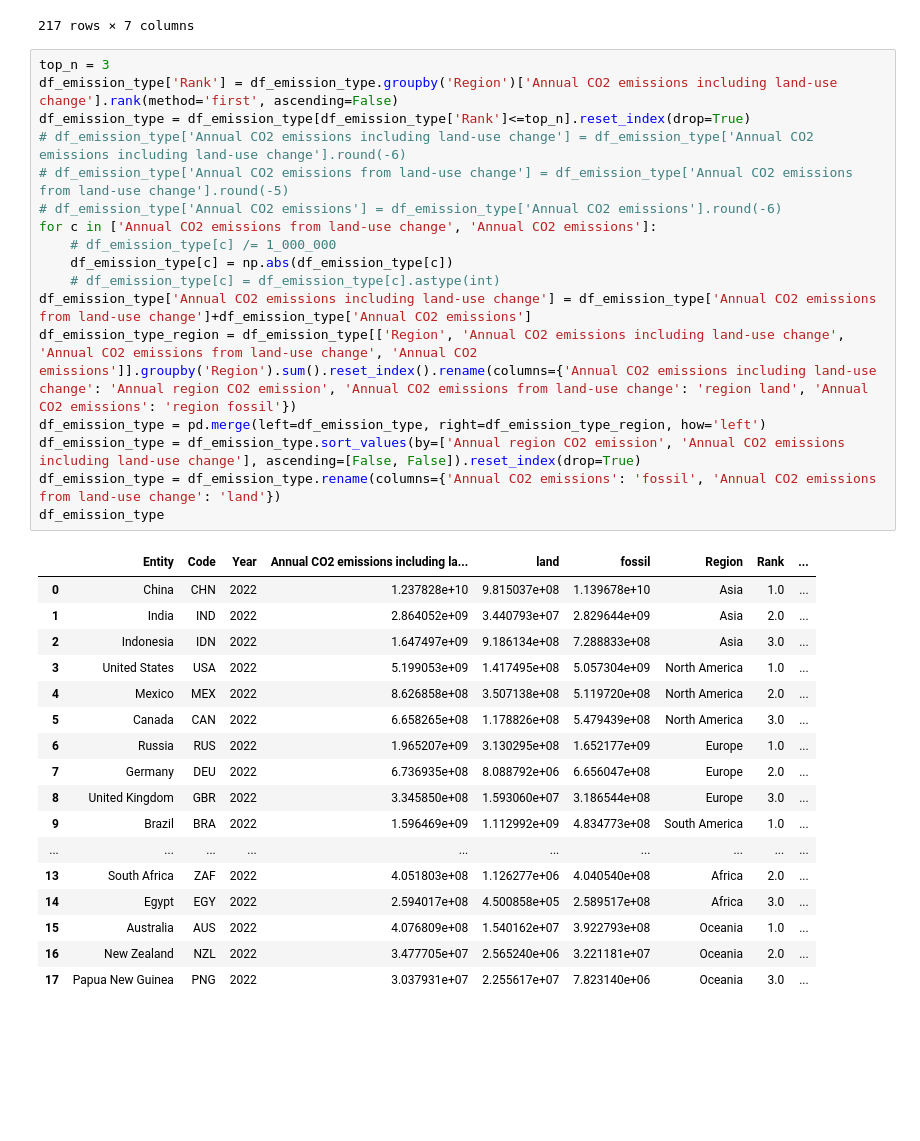
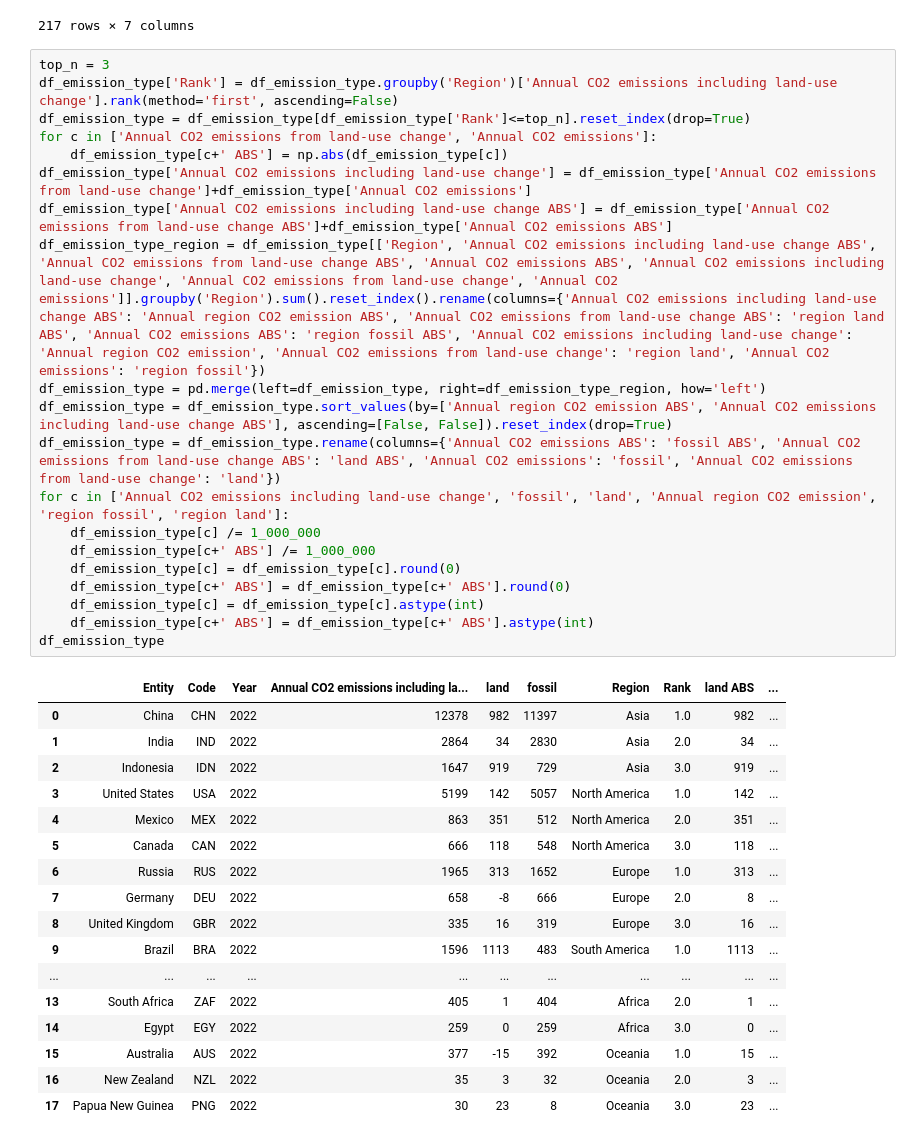
Before and after one commit to AndreStc21/Data_Visualization_Chart_Troopers, a Jupyter notebook: assignment_2/data_preparation.ipynb, the cells around one changed output. Saved outputs shown, nothing was run; the diff lists cells and outputs as text; blank space fills up the shorter version.

```diff
--- a/assignment_2/data_preparation.ipynb
+++ b/assignment_2/data_preparation.ipynb
@@ -46,38 +46,41 @@ df_emission_type
 # %%
 top_n = 3
 df_emission_type['Rank'] = df_emission_type.groupby('Region')['Annual CO2 emissions including land-use change'].rank(method='first', ascending=False)
 df_emission_type = df_emission_type[df_emission_type['Rank']<=top_n].reset_index(drop=True)
-# df_emission_type['Annual CO2 emissions including land-use change'] = df_emission_type['Annual CO2 emissions including land-use change'].round(-6)
-# df_emission_type['Annual CO2 emissions from land-use change'] = df_emission_type['Annual CO2 emissions from land-use change'].round(-5)
-# df_emission_type['Annual CO2 emissions'] = df_emission_type['Annual CO2 emissions'].round(-6)
 for c in ['Annual CO2 emissions from land-use change', 'Annual CO2 emissions']:
-    # df_emission_type[c] /= 1_000_000
-    df_emission_type[c] = np.abs(df_emission_type[c])
-    # df_emission_type[c] = df_emission_type[c].astype(int)
+    df_emission_type[c+' ABS'] = np.abs(df_emission_type[c])
 df_emission_type['Annual CO2 emissions including land-use change'] = df_emission_type['Annual CO2 emissions from land-use change']+df_emission_type['Annual CO2 emissions']
-df_emission_type_region = df_emission_type[['Region', 'Annual CO2 emissions including land-use change', 'Annual CO2 emissions from land-use change', 'Annual CO2 emissions']].groupby('Region').sum().reset_index().rename(columns={'Annual CO2 emissions including land-use change': 'Annual region CO2 emission', 'Annual CO2 emissions from land-use change': 'region land', 'Annual CO2 emissions': 'region fossil'})
+df_emission_type['Annual CO2 emissions including land-use change ABS'] = df_emission_type['Annual CO2 emissions from land-use change ABS']+df_emission_type['Annual CO2 emissions ABS']
+df_emission_type_region = df_emission_type[['Region', 'Annual CO2 emissions including land-use change ABS', 'Annual CO2 emissions from land-use change ABS', 'Annual CO2 emissions ABS', 'Annual CO2 emissions including land-use change', 'Annual CO2 emissions from land-use change', 'Annual CO2 emissions']].groupby('Region').sum().reset_index().rename(columns={'Annual CO2 emissions including land-use change ABS': 'Annual region CO2 emission ABS', 'Annual CO2 emissions from land-use change ABS': 'region land ABS', 'Annual CO2 emissions ABS': 'region fossil ABS', 'Annual CO2 emissions including land-use change': 'Annual region CO2 emission', 'Annual CO2 emissions from land-use change': 'region land', 'Annual CO2 emissions': 'region fossil'})
 df_emission_type = pd.merge(left=df_emission_type, right=df_emission_type_region, how='left')
-df_emission_type = df_emission_type.sort_values(by=['Annual region CO2 emission', 'Annual CO2 emissions including land-use change'], ascending=[False, False]).reset_index(drop=True)
-df_emission_type = df_emission_type.rename(columns={'Annual CO2 emissions': 'fossil', 'Annual CO2 emissions from land-use change': 'land'})
+df_emission_type = df_emission_type.sort_values(by=['Annual region CO2 emission ABS', 'Annual CO2 emissions including land-use change ABS'], ascending=[False, False]).reset_index(drop=True)
+df_emission_type = df_emission_type.rename(columns={'Annual CO2 emissions ABS': 'fossil ABS', 'Annual CO2 emissions from land-use change ABS': 'land ABS', 'Annual CO2 emissions': 'fossil', 'Annual CO2 emissions from land-use change': 'land'})
+for c in ['Annual CO2 emissions including land-use change', 'fossil', 'land', 'Annual region CO2 emission', 'region fossil', 'region land']:
+    df_emission_type[c] /= 1_000_000
+    df_emission_type[c+' ABS'] /= 1_000_000
+    df_emission_type[c] = df_emission_type[c].round(0)
+    df_emission_type[c+' ABS'] = df_emission_type[c+' ABS'].round(0)
+    df_emission_type[c] = df_emission_type[c].astype(int)
+    df_emission_type[c+' ABS'] = df_emission_type[c+' ABS'].astype(int)
 df_emission_type
 # %% [output]
-|  | Entity | Code | Year | Annual CO2 emissions including la... | land | fossil | Region | Rank | ... |
-| 0 | China | CHN | 2022 | 1.237828e+10 | 9.815037e+08 | 1.139678e+10 | Asia | 1.0 | ... |
-| 1 | India | IND | 2022 | 2.864052e+09 | 3.440793e+07 | 2.829644e+09 | Asia | 2.0 | ... |
-| 2 | Indonesia | IDN | 2022 | 1.647497e+09 | 9.186134e+08 | 7.288833e+08 | Asia | 3.0 | ... |
-| 3 | United States | USA | 2022 | 5.199053e+09 | 1.417495e+08 | 5.057304e+09 | North America | 1.0 | ... |
-| 4 | Mexico | MEX | 2022 | 8.626858e+08 | 3.507138e+08 | 5.119720e+08 | North America | 2.0 | ... |
-| 5 | Canada | CAN | 2022 | 6.658265e+08 | 1.178826e+08 | 5.479439e+08 | North America | 3.0 | ... |
-| 6 | Russia | RUS | 2022 | 1.965207e+09 | 3.130295e+08 | 1.652177e+09 | Europe | 1.0 | ... |
-| 7 | Germany | DEU | 2022 | 6.736935e+08 | 8.088792e+06 | 6.656047e+08 | Europe | 2.0 | ... |
-| 8 | United Kingdom | GBR | 2022 | 3.345850e+08 | 1.593060e+07 | 3.186544e+08 | Europe | 3.0 | ... |
-| 9 | Brazil | BRA | 2022 | 1.596469e+09 | 1.112992e+09 | 4.834773e+08 | South America | 1.0 | ... |
-| ... | ... | ... | ... | ... | ... | ... | ... | ... | ... |
-| 13 | South Africa | ZAF | 2022 | 4.051803e+08 | 1.126277e+06 | 4.040540e+08 | Africa | 2.0 | ... |
-| 14 | Egypt | EGY | 2022 | 2.594017e+08 | 4.500858e+05 | 2.589517e+08 | Africa | 3.0 | ... |
-| 15 | Australia | AUS | 2022 | 4.076809e+08 | 1.540162e+07 | 3.922793e+08 | Oceania | 1.0 | ... |
-| 16 | New Zealand | NZL | 2022 | 3.477705e+07 | 2.565240e+06 | 3.221181e+07 | Oceania | 2.0 | ... |
-| 17 | Papua New Guinea | PNG | 2022 | 3.037931e+07 | 2.255617e+07 | 7.823140e+06 | Oceania | 3.0 | ... |
+|  | Entity | Code | Year | Annual CO2 emissions including la... | land | fossil | Region | Rank | land ABS | ... |
+| 0 | China | CHN | 2022 | 12378 | 982 | 11397 | Asia | 1.0 | 982 | ... |
+| 1 | India | IND | 2022 | 2864 | 34 | 2830 | Asia | 2.0 | 34 | ... |
+| 2 | Indonesia | IDN | 2022 | 1647 | 919 | 729 | Asia | 3.0 | 919 | ... |
+| 3 | United States | USA | 2022 | 5199 | 142 | 5057 | North America | 1.0 | 142 | ... |
+| 4 | Mexico | MEX | 2022 | 863 | 351 | 512 | North America | 2.0 | 351 | ... |
+| 5 | Canada | CAN | 2022 | 666 | 118 | 548 | North America | 3.0 | 118 | ... |
+| 6 | Russia | RUS | 2022 | 1965 | 313 | 1652 | Europe | 1.0 | 313 | ... |
+| 7 | Germany | DEU | 2022 | 658 | -8 | 666 | Europe | 2.0 | 8 | ... |
+| 8 | United Kingdom | GBR | 2022 | 335 | 16 | 319 | Europe | 3.0 | 16 | ... |
+| 9 | Brazil | BRA | 2022 | 1596 | 1113 | 483 | South America | 1.0 | 1113 | ... |
+| ... | ... | ... | ... | ... | ... | ... | ... | ... | ... | ... |
+| 13 | South Africa | ZAF | 2022 | 405 | 1 | 404 | Africa | 2.0 | 1 | ... |
+| 14 | Egypt | EGY | 2022 | 259 | 0 | 259 | Africa | 3.0 | 0 | ... |
+| 15 | Australia | AUS | 2022 | 377 | -15 | 392 | Oceania | 1.0 | 15 | ... |
+| 16 | New Zealand | NZL | 2022 | 35 | 3 | 32 | Oceania | 2.0 | 3 | ... |
+| 17 | Papua New Guinea | PNG | 2022 | 30 | 23 | 8 | Oceania | 3.0 | 23 | ... |
 # %%
 nodes = []
 nodes_region = []
```
Also changed, not shown: parts of 2 cells of this notebook, 3 other files.
